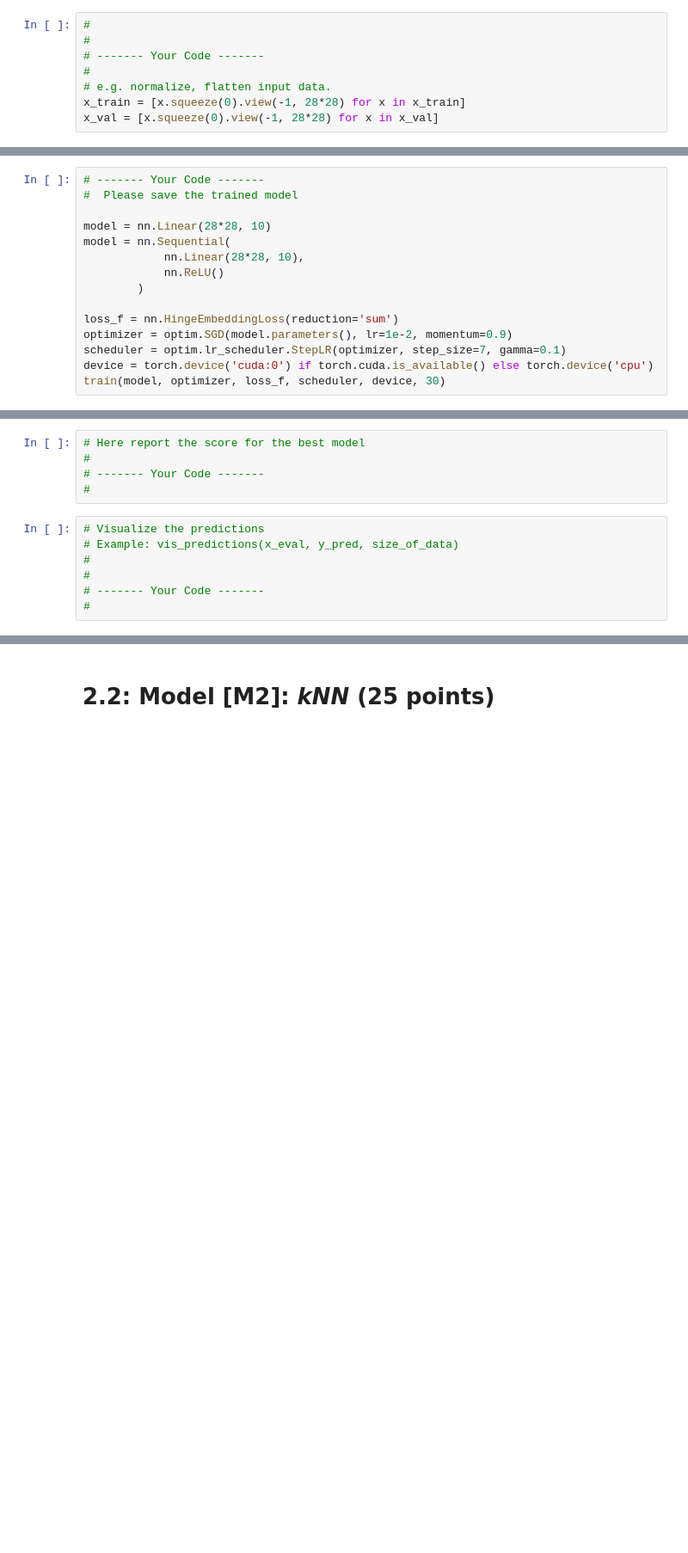
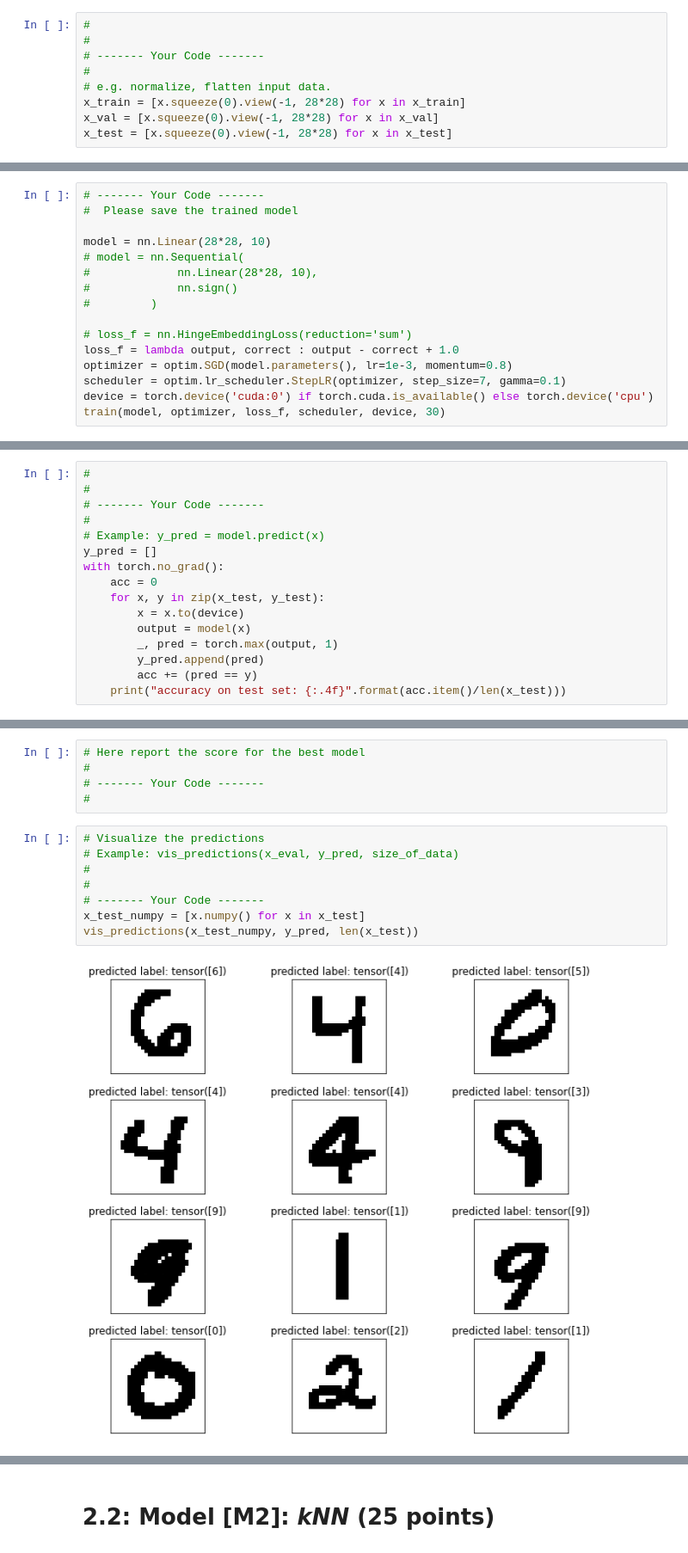
Before and after one commit to yuuu14/ml-in-cybersec, a Jupyter notebook: 2021_10_29_Task_01.ipynb.ipynb, the cells around one changed output, grey strips where cells are left out. Shown at 86% size. Cells and saved outputs as stored; diff of their text form; blank space fills up the shorter version.

```diff
--- a/2021_10_29_Task_01.ipynb.ipynb
+++ b/2021_10_29_Task_01.ipynb.ipynb
@@ -336,6 +341,7 @@ else:
 # e.g. normalize, flatten input data.
 x_train = [x.squeeze(0).view(-1, 28*28) for x in x_train]
 x_val = [x.squeeze(0).view(-1, 28*28) for x in x_val]
+x_test = [x.squeeze(0).view(-1, 28*28) for x in x_test]
 # %% [markdown]
 ### 2.1.3: Model
 
@@ -398,13 +408,14 @@ Define optimization procedure and fit your model to the data
 #  Please save the trained model
 
 model = nn.Linear(28*28, 10)
-model = nn.Sequential(
-            nn.Linear(28*28, 10),
-            nn.ReLU()
-        )
+# model = nn.Sequential(
+#             nn.Linear(28*28, 10),
+#             nn.sign()
+#         )
 
-loss_f = nn.HingeEmbeddingLoss(reduction='sum')
-optimizer = optim.SGD(model.parameters(), lr=1e-2, momentum=0.9)
+# loss_f = nn.HingeEmbeddingLoss(reduction='sum')
+loss_f = lambda output, correct : output - correct + 1.0
+optimizer = optim.SGD(model.parameters(), lr=1e-3, momentum=0.8)
 scheduler = optim.lr_scheduler.StepLR(optimizer, step_size=7, gamma=0.1)
 device = torch.device('cuda:0') if torch.cuda.is_available() else torch.device('cpu')
 train(model, optimizer, loss_f, scheduler, device, 30)
@@ -564,0 +471,16 @@ Evaluate your model.
+# %%
+#
+#
+# ------- Your Code -------
+#
+# Example: y_pred = model.predict(x)
+y_pred = []
+with torch.no_grad():
+    acc = 0
+    for x, y in zip(x_test, y_test):
+        x = x.to(device)
+        output = model(x)
+        _, pred = torch.max(output, 1)
+        y_pred.append(pred)
+        acc += (pred == y)
+    print("accuracy on test set: {:.4f}".format(acc.item()/len(x_test)))
@@ -578,10 +502,13 @@ Evaluate your model.
 # %%
 # Visualize the predictions
 # Example: vis_predictions(x_eval, y_pred, size_of_data)
 #
 #
 # ------- Your Code -------
-#
+x_test_numpy = [x.numpy() for x in x_test]
+vis_predictions(x_test_numpy, y_pred, len(x_test))
+# %% [output]
+[figure, added]
 # %% [markdown]
 ### 2.1.6: Summary
 
```
Also changed, not shown: parts of 16 cells of this notebook.
